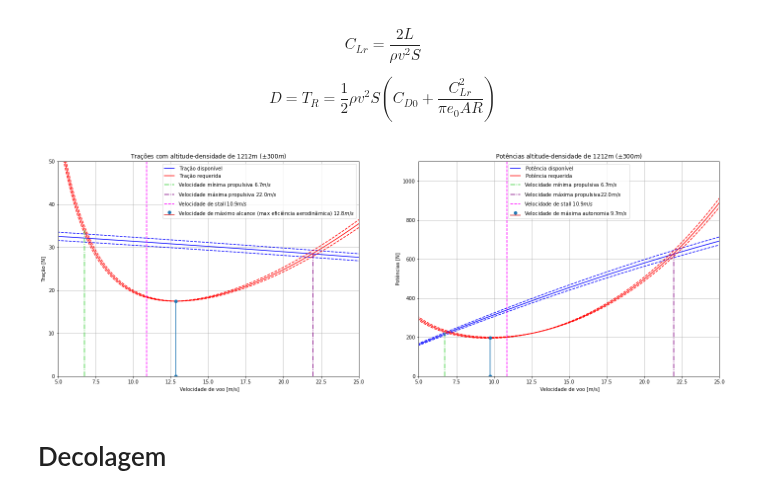
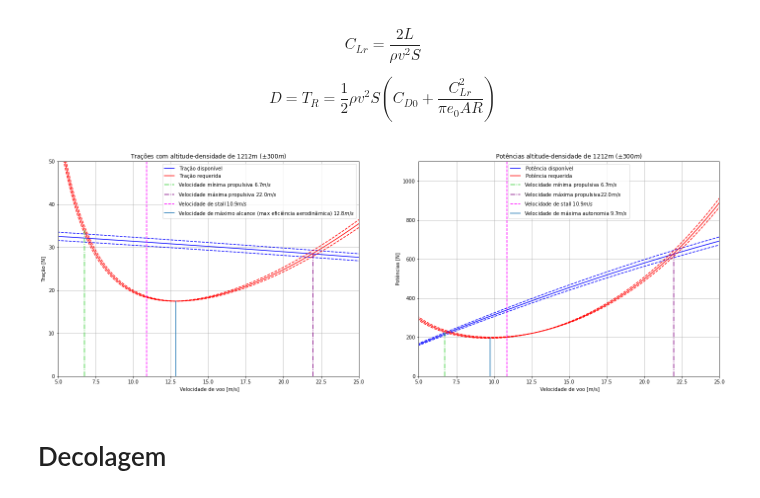
Before and after one commit to Chabole/Python, a Jupyter notebook: Projeto Zebra/Resumo_desempenho.ipynb, the cells around one changed output. Cells and saved outputs as stored; diff of their text form; code cells hidden in the pictures.

```diff
--- a/Projeto Zebra/Resumo_desempenho.ipynb
+++ b/Projeto Zebra/Resumo_desempenho.ipynb
@@ -149,7 +149,7 @@ ax[0].plot([Zb.Vstall]*2, [0, 50], linestyle='--',
 
 Maxalc_index = np.where(Trac_Req1 == min(Trac_Req1))
 
-ax[0].stem([V[Maxalc_index]]*2, [0, Trac_Req1[Maxalc_index]],
+ax[0].plot([V[Maxalc_index]]*2, [0, Trac_Req1[Maxalc_index]],
         label=f'Velocidade de máximo alcance (max eficiência aerodinâmica) ${round(min(V[Maxalc_index]),1)}m/s$')
 
 ax[0].set_ylim(0,50)
@@ -165,35 +165,35 @@ ax[1].set(title=f'Potências altitude-densidade de {round(zb.alt2rho(rho=rho[1])
           ylabel=' Potências [N] ')
 
 ax[1].plot(V, pot_Av0, 'b--')
 ax[1].plot(V, pot_Av1, color= 'b', label= ' Potência disponível ')
 ax[1].plot(V, pot_Av2, 'b--')
 
 ax[1].plot(V, pot_Req0, 'r--')
 ax[1].plot(V, pot_Req1, color= 'r',label= ' Potência requerida ')
 ax[1].plot(V, pot_Req2, 'r--')
 
 ax[1].plot([V[Vmin_index]]*2,[0, pot_Req1[Vmin_index]],
         linestyle='dashdot', color='limegreen',
         label= f'Velocidade mínima propulsiva ${round(V[Vmin_index],1)}m/s$')
 
 ax[1].plot([V[Vmax_index]]*2, [0, pot_Req1[Vmax_index]],
         linestyle='dashdot', color='purple',
         label= f'Velocidade máxima propulsiva$ {round(V[Vmax_index],1)}m/s$')
 
 ax[1].plot([Zb.Vstall]*2, [0, 1100], linestyle='--', color='magenta', label= f'Velocidade de stall ${round(Zb.Vstall,1)}m/s$')
 
 MaxAuto_index = np.where(pot_Req1 == min(pot_Req1))
 
-ax[1].stem([V[MaxAuto_index]]*2, [0, pot_Req1[MaxAuto_index]],
+ax[1].plot([V[MaxAuto_index]]*2, [0, pot_Req1[MaxAuto_index]],
         label=f'Velocidade de máxima autonomia ${round(min(V[MaxAuto_index]),1)}m/s$')
 
 ax[1].set_ylim(0,1100)
 ax[1].set_xlim(5,25)
 
 ax[1].legend()
 ax[1].grid()
 # %% [output]
-[figure, old version]
+[figure, new version]
 # %% [markdown]
 # Decolagem
 # %% [markdown]
```
Also changed, not shown: parts of 3 cells of this notebook, 3 other files.
